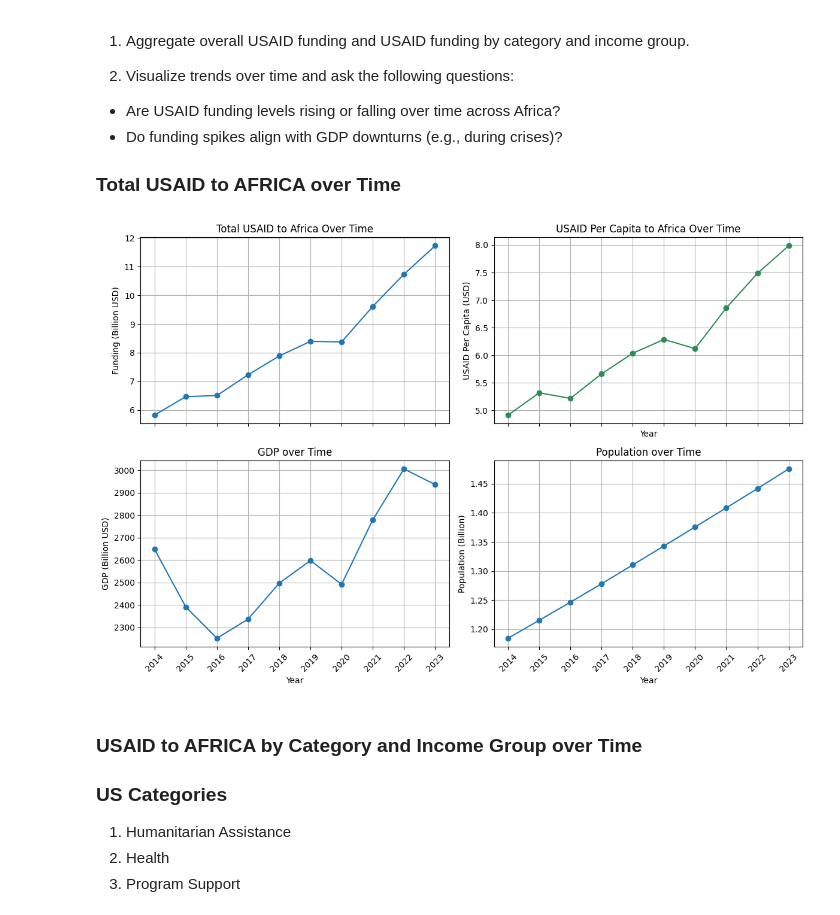
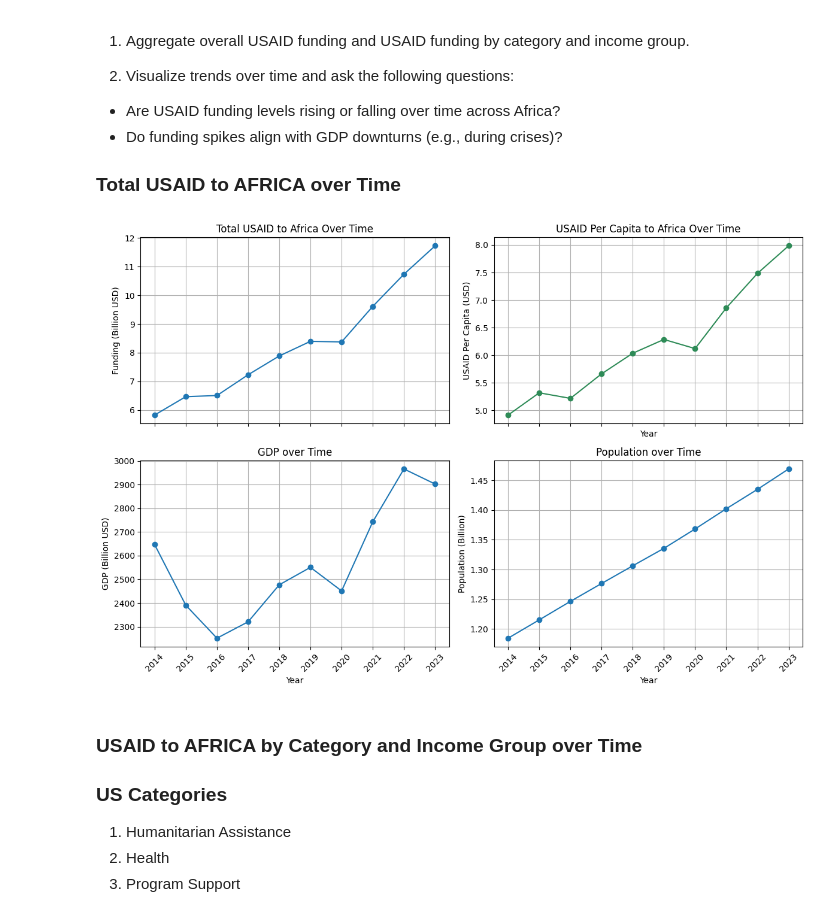
Before and after one commit to MaureenOShea/WiDS25_data-sleuthing, a Jupyter notebook: wids_usaid_africa_analysis.ipynb, the cells around one changed output. Cells and saved outputs as stored; diff of their text form; code cells hidden in the pictures.

```diff
--- a/wids_usaid_africa_analysis.ipynb
+++ b/wids_usaid_africa_analysis.ipynb
@@ -123,11 +121,9 @@ merged_df = merged_df.dropna(subset=["Population","GDP USD"])
 combined_categories = ['Democracy, Human Rights, and Governance', 'Education and Social Services', 'Peace and Security', 'Environment']
 merged_df['US Category Name'] = merged_df['US Category Name'].apply(lambda x: 'Combined Categories' if x in combined_categories else x)
 
-display(merged_df.info(), merged_df.describe())
+#
+merged_df = merged_df.groupby(["Year","Country Code","Income Group Acronym", "US Category Name","Country Name",]).agg({
+    "Amount USD": "sum", "Population": "mean", "GDP USD":"mean"}).reset_index()
 
-# get unique values for categorical columns
-
-for column in merged_df.columns:
-  if merged_df[column].dtype == 'object':
-    display(f"Unique values for {column}: {merged_df[column].unique()}")
+display(merged_df)
 # %% [output]
@@ -186,64 +195,68 @@ merged_df.head()
 # --- Total USAID and Per Capita USAID Funding by Year ---
 
 # Step 1: Aggregate funding at the country-year level
-country_year_funding = merged_df.groupby(["Country Code", "Year", "Population"])["Amount USD"].sum().reset_index()
+country_year_df = merged_df.groupby(["Year","Country Name",
+                                     "Income Group Acronym"]).agg({"Amount USD": "sum",
+                                                                   "Population": "mean",
+                                                                   "GDP USD":"mean"}).reset_index()
 
 # Step 2: Aggregate to year level for total funding and population
-per_capita_africa_by_year = (country_year_funding.groupby("Year")[["Amount USD", "Population"]].sum().reset_index())
+year_df = country_year_df.groupby(["Year"]).agg({"Amount USD": "sum",
+                                                 "Population": "sum",
+                                                 "GDP USD":"sum"}).reset_index()
 
 # Total USAID Funding (in billions)
-per_capita_africa_by_year["Amount (Billion USD)"] = per_capita_africa_by_year["Amount USD"] / 1e9
+year_df["Amount (Billion USD)"] = year_df["Amount USD"] / 1e9
 
 # Step 3: Compute per capita funding
-per_capita_africa_by_year["Amount Per Capita USD"] = (per_capita_africa_by_year["Amount USD"] / per_capita_africa_by_year["Population"])
+year_df["Amount Per Capita USD"] = (year_df["Amount USD"] / year_df["Population"])
 
 # --- Total GDP for each year in Billions ---
-gdp_by_year = wb.groupby('Year')['GDP USD'].sum() /1e9
+year_df["GDP (Billion USD)"] = year_df["GDP USD"] / 1e9
 
 # --- Total Population for each year in Billions  ---
-population_by_year = wb.groupby('Year')['Population'].sum() / 1e9
-
+year_df["Population (Billion)"] = year_df["Population"] / 1e9
 
 # Plots
 fig, axes = plt.subplots(2, 2, figsize=(12, 8), sharex=True)
 
 # Plot 1: Total USAID Funding (in billions)
-axes[0, 0].plot(per_capita_africa_by_year["Year"], per_capita_africa_by_year["Amount (Billion USD)"], marker='o',)
+axes[0, 0].plot(year_df["Year"], year_df["Amount (Billion USD)"], marker='o',)
 axes[0, 0].set_title("Total USAID to Africa Over Time")
 axes[0, 0].set_ylabel("Funding (Billion USD)")
 axes[0, 0].grid(True)
 
 # Plot 2: USAID Per Capita Funding
-axes[0, 1].plot(per_capita_africa_by_year["Year"], per_capita_africa_by_year["Amount Per Capita USD"], marker='o', color='seagreen')
+axes[0, 1].plot(year_df["Year"], year_df["Amount Per Capita USD"], marker='o', color='seagreen')
 axes[0, 1].set_title("USAID Per Capita to Africa Over Time")
 axes[0, 1].set_xlabel("Year")
 axes[0, 1].set_ylabel("USAID Per Capita (USD)")
 axes[0, 1].grid(True)
 
 # Plot 3: GDP
-axes[1, 0].plot(gdp_by_year.index, gdp_by_year.values, marker='o',)
+axes[1, 0].plot(year_df["Year"], year_df["GDP (Billion USD)"], marker='o',)
 axes[1, 0].set_title('GDP over Time')
 axes[1, 0].set_ylabel('GDP (Billion USD)')
 axes[1, 0].set_xlabel("Year")
 axes[1, 0].grid(True)
 axes[1, 0].tick_params(axis='x', rotation=45)
-axes[1, 0].set_xticks(gdp_by_year.index) # Set xticks to all years
+axes[1, 0].set_xticks(year_df["Year"]) # Set xticks to all years
 
 # Plot 4: Population
-axes[1, 1].plot(population_by_year.index, population_by_year.values, marker='o')
+axes[1, 1].plot(year_df["Year"], year_df["Population (Billion)"] , marker='o')
 axes[1, 1].set_title('Population over Time')
 axes[1, 1].set_ylabel('Population (Billion)')
 axes[1, 1].set_xlabel("Year")
 axes[1, 1].grid(True)
 axes[1, 1].tick_params(axis='x', rotation=45)
-axes[1, 1].set_xticks(population_by_year.index) # Set xticks to all years
+axes[1, 1].set_xticks(year_df["Year"]) # Set xticks to all years
 
 # Final layout
 plt.xticks(rotation=45)
 plt.tight_layout()
 plt.show()
 # %% [output]
-[figure, old version]
+[figure, new version]
 # %% [markdown]
 ### USAID to AFRICA by Category and Income Group over Time
 
```
Also changed, not shown: parts of 14 cells of this notebook.
